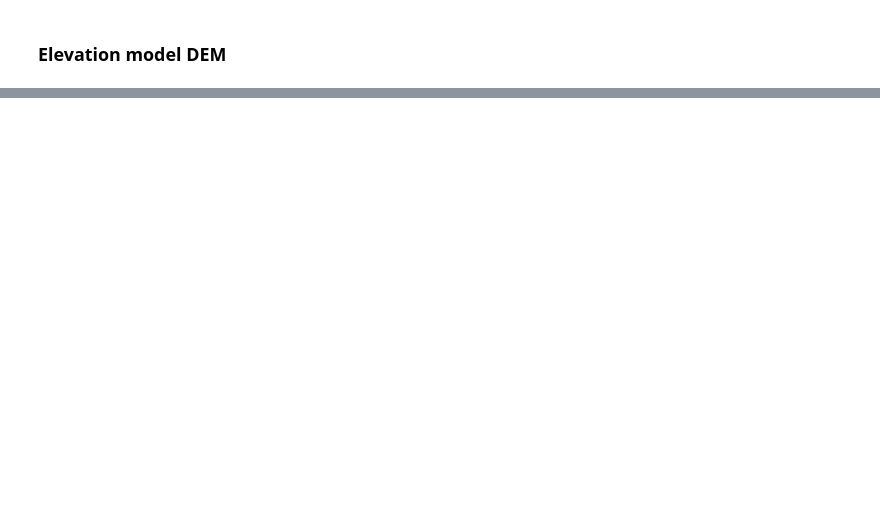
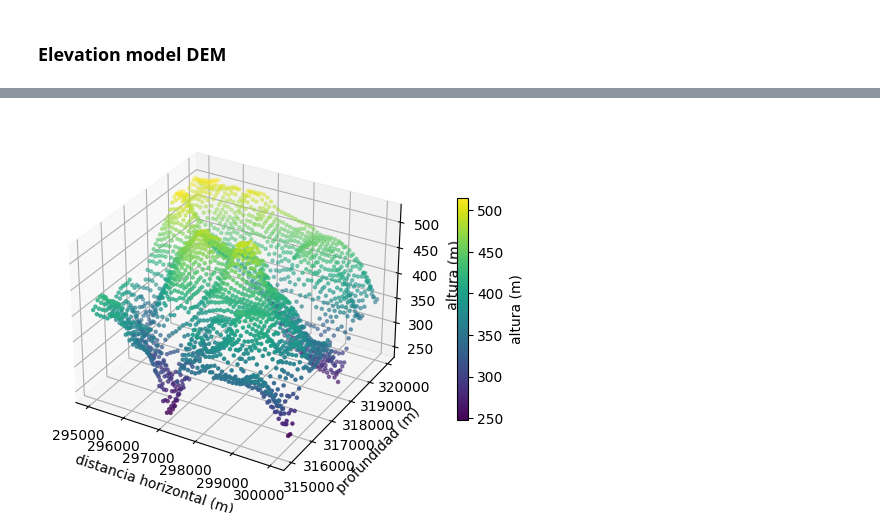
Before and after one commit to HijoBejuco/dynamical-systems-modeling, a Jupyter notebook: environmental_modeling.ipynb, the cells around one changed output, grey strips where cells are left out. Saved outputs shown, nothing was run; the diff lists cells and outputs as text; code cells hidden in the pictures; blank space fills up the shorter version.

```diff
--- a/environmental_modeling.ipynb
+++ b/environmental_modeling.ipynb
@@ -99,0 +52,40 @@ plt.show()
+# %%
+# This is for reading each line of the file, so we can
+# read it propertly. We just select the first 3 columns because
+# the file has an issue.
+path = r"environmental_modeling\chapter2\efyrnwy.dem"
+pat = re.compile(r'\s+')  #regex for using any kind of space as separator
+
+rows = []
+with open(path, 'r', encoding='utf-8') as f:
+    for line in f:
+        s = line.strip()
+        if not s:
+            continue
+        parts = pat.split(s)
+        # Take the first 3 rows, and if there is missing some row,
+        # fill it with a nan.
+        row = parts[:3] + [np.nan] * max(0, 3 - len(parts))
+        rows.append(row)
+
+df = pd.DataFrame(rows, columns=['x', 'y', 'z'])
+# Converting to numeric
+df = df.apply(pd.to_numeric, errors='coerce')
+# %%
+# Plotting the scatter 3d plot
+x = df.x
+y = df.y
+z = df.z
+
+fig = plt.figure(figsize=(8,4))
+ax = fig.add_subplot(111, projection='3d')
+surf = ax.scatter(df.x, df.y, df.z, c=df.z, cmap='viridis', s=5)
+fig.colorbar(surf, shrink=0.6, label='altura (m)')
+ax.set_xlabel('distancia horizontal (m)')
+ax.set_ylabel('profundidad (m)')
+ax.set_zlabel('altura (m)')
+
+plt.tight_layout()
+plt.show()
+# %% [output]
+[figure, added]
```
Also changed, not shown: parts of 5 cells of this notebook.
